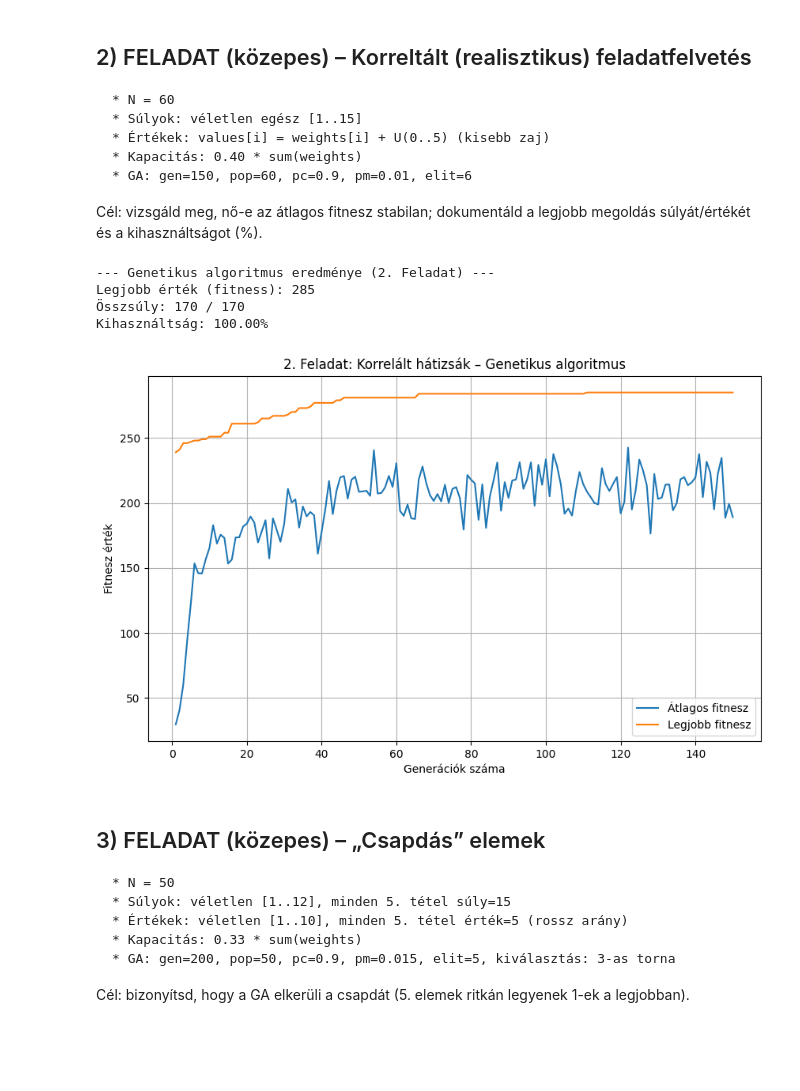
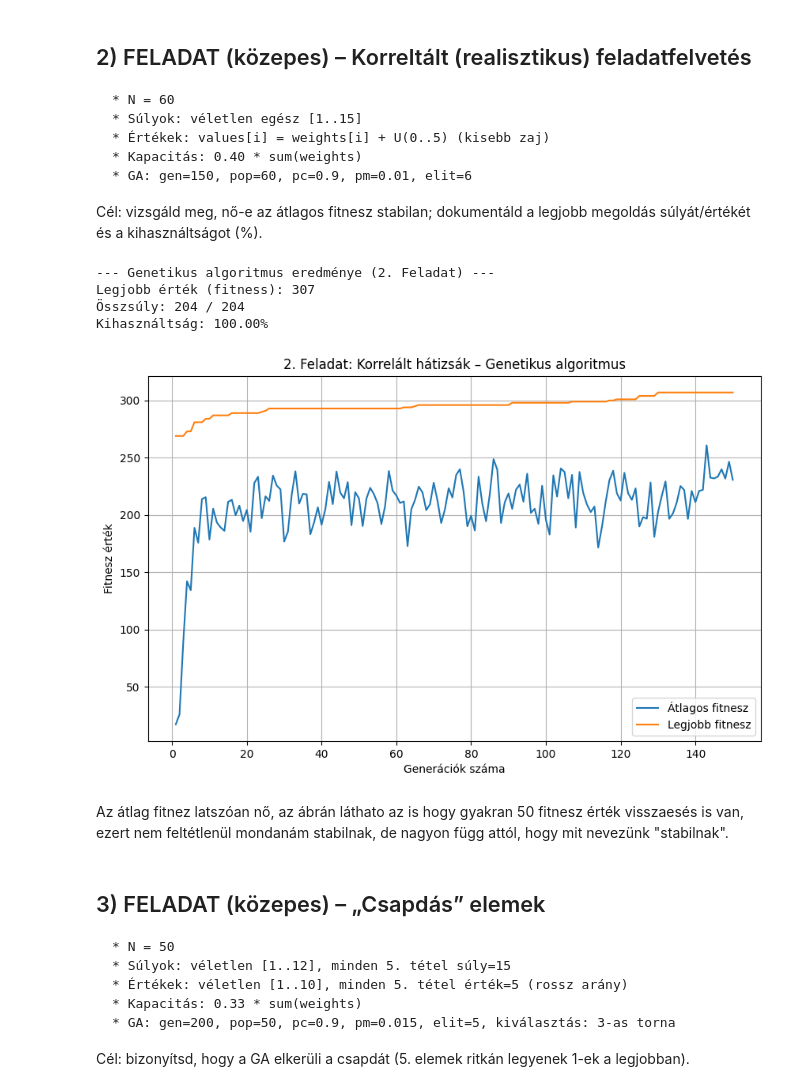
Before and after one commit to bodohelgahannelora-lab/Bioinformatika, a Jupyter notebook: GA_bev_algoritmusok_colab_alap.ipynb, the cells around one changed output. Drawn from its saved outputs; the diff is of its cells as text; code cells hidden in the pictures; blank space fills up the shorter version.

```diff
--- a/GA_bev_algoritmusok_colab_alap.ipynb
+++ b/GA_bev_algoritmusok_colab_alap.ipynb
@@ -394,34 +394,29 @@ Cél: vizsgáld meg, nő-e az átlagos fitnesz stabilan; dokumentáld a legjobb
 import random
 import matplotlib.pyplot as plt
 
-# ---- 1. Probléma beállítása ----
-N = 60                                # tárgyak száma
+N = 60
 
-rnd = random.Random(42)               # véletlenszám-generátor (ismételhető)
-
-weights = [rnd.randint(1, 15) for _ in range(N)] # súlyok: véletlen egész [1..15]
-values  = [weights[i] + rnd.randint(0, 5) for i in range(N)] # értékek: weights[i] + U(0..5)
+weights = [random.randint(1, 15) for _ in range(N)]
+values  = [weights[i] + random.randint(0, 5) for i in range(N)]
 
 total_possible_weight = sum(weights)
-capacity = int(0.40 * total_possible_weight) # hátizsák kapacitása
+capacity = int(0.40 * total_possible_weight)
 
-# ---- 2. GA paraméterek ----
 generations = 150
 pop_size = 60
-p_cross = 0.9                         # keresztezés valószínűsége
-p_mut = 0.01                          # mutáció valószínűsége
-elit = 6                              # elit egyedek száma
+p_cross = 0.9
+p_mut = 0.01
+elit = 6
+rnd = random.Random(42)
 
-# ---- 3. Fitnesz függvény ----
 def fitness(x):
     total_weight = sum(w * xi for w, xi in zip(weights, x))
     total_value  = sum(v * xi for v, xi in zip(values, x))
     if total_weight <= capacity:
-        return total_value            # érvényes megoldás
+        return total_value
     else:
-        return 0                      # túl nehéz megoldás – érvénytelen
+        return 0
 
-# ---- 4. Alapműveletek ----
 def random_solution():
     return [rnd.randint(0, 1) for _ in range(N)]
 
@@ -436,12 +431,10 @@ def tournament_select(pop, k=2):
     candidates = [rnd.choice(pop) for _ in range(k)]
     return max(candidates, key=lambda ind: ind["fit"])
 
-# ---- 5. Populáció inicializálása ----
 pop = [{"x": random_solution()} for _ in range(pop_size)]
 for ind in pop:
     ind["fit"] = fitness(ind["x"])
 
-# ---- 6. GA fő ciklus ----
 avg_history, best_history = [], []
 
 for g in range(generations):
@@ -449,12 +442,9 @@ for g in range(generations):
     avg_history.append(sum(fits) / len(fits))
     best_history.append(max(fits))
 
-    # a) elitizmus
     elites = sorted(pop, key=lambda ind: ind["fit"], reverse=True)[:elit]
 
-    # b) új generáció létrehozása
     newpop = []
-    # Ensure the new population size accounts for elites and generates enough children
     children_to_generate = pop_size - elit
     while len(newpop) < children_to_generate:
         p1 = tournament_select(pop)
@@ -466,40 +456,39 @@ for g in range(generations):
 
         c1 = mutate(c1)
         newpop.append({"x": c1, "fit": fitness(c1)})
 
-        if len(newpop) < children_to_generate: # Only add c2 if there's still space
+        if len(newpop) < children_to_generate:
             c2 = mutate(c2)
             newpop.append({"x": c2, "fit": fitness(c2)})
 
-    # c) elit egyedek visszahelyezése
     pop = newpop + elites
 
-# ---- 7. Eredmény ----
 best_ga_solution = max(pop, key=lambda ind: ind["fit"])
 best_ga_weight = sum(w * xi for w, xi in zip(weights, best_ga_solution["x"]))
 
 print("--- Genetikus algoritmus eredménye (2. Feladat) ---")
 print("Legjobb érték (fitness):", best_ga_solution["fit"])
 print("Összsúly:", best_ga_weight, "/", capacity)
 utilization = (best_ga_weight / capacity) * 100 if capacity > 0 else 0
 print("Kihasználtság: {:.2f}%".format(utilization))
 
-# ---- 8. Grafikus ábrázolás ----
 plt.figure(figsize=(10, 6))
 plt.plot(range(1, generations + 1), avg_history, label="Átlagos fitnesz")
 plt.plot(range(1, generations + 1), best_history, label="Legjobb fitnesz")
 plt.xlabel("Generációk száma")
 plt.ylabel("Fitnesz érték")
 plt.title("2. Feladat: Korrelált hátizsák – Genetikus algoritmus")
 plt.legend()
 plt.grid(True)
 plt.show()
 # %% [output]
 --- Genetikus algoritmus eredménye (2. Feladat) ---
-Legjobb érték (fitness): 285
-Összsúly: 170 / 170
+Legjobb érték (fitness): 307
+Összsúly: 204 / 204
 Kihasználtság: 100.00%
-[figure, old version]
+[figure, new version]
+# %% [markdown]
+Az átlag fitnez latszóan nő, az ábrán láthato az is hogy gyakran 50 fitnesz érték visszaesés is van, ezert nem feltétlenül mondanám stabilnak, de nagyon függ attól, hogy mit nevezünk "stabilnak".
 # %% [markdown]
 ## 3) FELADAT (közepes) – „Csapdás” elemek
 
```
Also changed, not shown: parts of 1 cell of this notebook.
